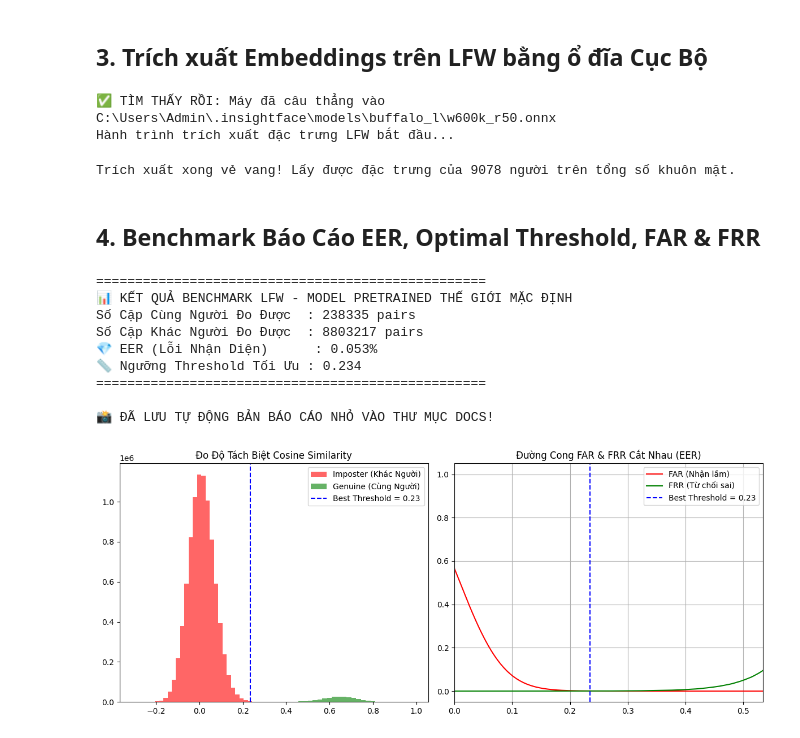
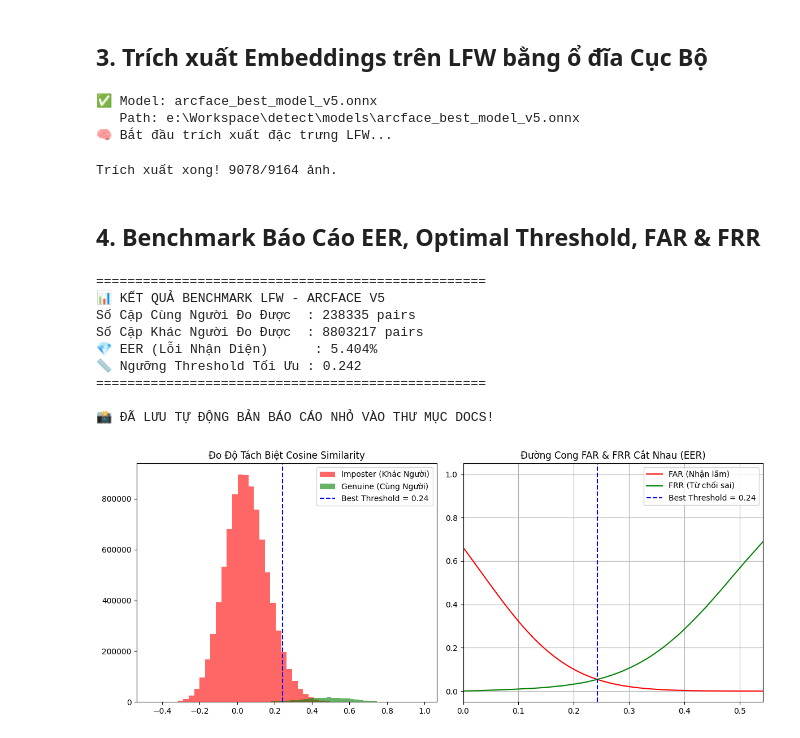
Before and after one commit to buitanphat247/IOT_Authorization_Human_FaceID, a Jupyter notebook: core/tools/colab/Benchmark_Colab.ipynb, the cells around one changed output. Cells and saved outputs as stored; diff of their text form; code cells hidden in the pictures.

```diff
--- a/core/tools/colab/Benchmark_Colab.ipynb
+++ b/core/tools/colab/Benchmark_Colab.ipynb
@@ -79,27 +79,33 @@ def get_embedding(rgb_img, session, input_name):
 # %% [markdown]
 ## 3. Trích xuất Embeddings trên LFW bằng ổ đĩa Cục Bộ
 # %%
-# Dùng tqdm chuẩn thay vì tqdm.notebook để không bị lỗi Missing Ipywidgets trên VS Code
+# Dùng tqdm chuẩn thay vì tqdm.notebook
 from tqdm.auto import tqdm
 import os
 
-# SIÊU TỰ ĐỘNG: Tìm Model Pretrained w600k_r50 chuẩn của Thế Giới
-home_path = os.path.expanduser('~')
-MODEL_PATH = os.path.join(home_path, '.insightface', 'models', 'buffalo_l', 'w600k_r50.onnx')
+# ==== CẤU HÌNH MODEL V5 ====
+MODEL_PATH = r"e:\Workspace\detect\models\arcface_best_model_v5.onnx"
+
+# Fallback: Nếu không có V5, dùng pretrained w600k_r50
+if not os.path.exists(MODEL_PATH):
+    home_path = os.path.expanduser("~")
+    MODEL_PATH = os.path.join(home_path, ".insightface", "models", "buffalo_l", "w600k_r50.onnx")
+    print(f"⚠️ Model V5 không tìm thấy! Fallback về pretrained: {MODEL_PATH}")
 
 if not os.path.exists(MODEL_PATH):
-    print(f"⚠️ LỖI CHÍ MẠNG: Bạn vẫn bị thiếu model ở chỗ {MODEL_PATH}! Có chăng là bạn lỡ xóa hoặc đổi tên nó?")
+    print(f"❌ LỖI: Không tìm thấy model nào!")
 else:
-    print(f"✅ TÌM THẤY RỒI: Máy đã câu thẳng vào {MODEL_PATH}")
-    # Nếu máy bạn cài onnxruntime-gpu thì nó sẽ bay cực khủng!
-    providers = ['CUDAExecutionProvider', 'CPUExecutionProvider']
+    model_name = os.path.basename(MODEL_PATH)
+    print(f"✅ Model: {model_name}")
+    print(f"   Path: {MODEL_PATH}")
+    providers = ["CUDAExecutionProvider", "CPUExecutionProvider"]
     session = ort.InferenceSession(MODEL_PATH, providers=providers)
     input_name = session.get_inputs()[0].name
 
     embeddings = {}
     valid = 0
 
-    print("Hành trình trích xuất đặc trưng LFW bắt đầu...")
+    print("🧠 Bắt đầu trích xuất đặc trưng LFW...")
     for i in tqdm(range(len(lfw_people.images)), desc="Đang nhai ảnh LFW"):
         img_array = lfw_people.images[i]
         if img_array.max() <= 1.0:
@@ -116,11 +122,12 @@ else:
             embeddings[label].append(emb)
             valid += 1
 
-    print(f"Trích xuất xong vẻ vang! Lấy được đặc trưng của {valid} người trên tổng số khuôn mặt.")
+    print(f"Trích xuất xong! {valid}/{len(lfw_people.images)} ảnh.")
 # %% [output]
-✅ TÌM THẤY RỒI: Máy đã câu thẳng vào C:\Users\Admin\.insightface\models\buffalo_l\w600k_r50.onnx
-Hành trình trích xuất đặc trưng LFW bắt đầu...
+✅ Model: arcface_best_model_v5.onnx
+   Path: e:\Workspace\detect\models\arcface_best_model_v5.onnx
+🧠 Bắt đầu trích xuất đặc trưng LFW...
-Trích xuất xong vẻ vang! Lấy được đặc trưng của 9078 người trên tổng số khuôn mặt.
+Trích xuất xong! 9078/9164 ảnh.
 # %% [markdown]
 ## 4. Benchmark Báo Cáo EER, Optimal Threshold, FAR & FRR
 # %%
@@ -159,7 +166,7 @@ def plot_benchmark():
     optimal_th = thresholds[min_idx]
 
     print("="*50)
-    print("📊 KẾT QUẢ BENCHMARK LFW - MODEL PRETRAINED THẾ GIỚI MẶC ĐỊNH")
+    print("📊 KẾT QUẢ BENCHMARK LFW - ARCFACE V5")
     print(f"Số Cặp Cùng Người Đo Được  : {len(gen_scores)} pairs")
     print(f"Số Cặp Khác Người Đo Được  : {len(imp_scores)} pairs")
     print(f"💎 EER (Lỗi Nhận Diện)      : {eer*100:.3f}%")
@@ -180,36 +187,36 @@ def plot_benchmark():
     plt.subplot(1, 2, 2)
     plt.plot(thresholds, far, 'r-', label='FAR (Nhận lầm)')
     plt.plot(thresholds, frr, 'g-', label='FRR (Từ chối sai)')
     plt.axvline(optimal_th, color='blue', linestyle='dashed', label=f'Best Threshold = {optimal_th:.2f}')
     plt.xlim([max(0.0, optimal_th - 0.3), min(1.0, optimal_th + 0.3)])
     plt.ylim([-0.05, 1.05])
     plt.title('Đường Cong FAR & FRR Cắt Nhau (EER)')
     plt.legend(); plt.grid(True)
     plt.tight_layout()
 
     # LƯU ẢNH VÀ THÔNG SỐ VÀO THƯ MỤC DOCS NHƯ YÊU CẦU
     os.makedirs(r"e:\Workspace\detect\docs", exist_ok=True)
-    plt.savefig(r"e:\Workspace\detect\docs\benchmark_lfw_v4.png", dpi=300, bbox_inches='tight')
+    plt.savefig(r"e:\Workspace\detect\docs\benchmark_lfw_v5.png", dpi=300, bbox_inches='tight')
     with open(r"e:\Workspace\detect\docs\benchmark_metrics.txt", "w", encoding="utf-8") as f:
-        f.write("KẾT QUẢ BENCHMARK LFW - MODEL PRETRAINED\n")
+        f.write("KẾT QUẢ BENCHMARK LFW - ARCFACE V5\n")
         f.write(f"Genuine Pairs: {len(gen_scores)}\n")
         f.write(f"Imposter Pairs: {len(imp_scores)}\n")
         f.write(f"EER: {eer*100:.3f}%\n")
         f.write(f"Optimal Threshold: {optimal_th:.3f}\n")
     print("\n📸 ĐÃ LƯU TỰ ĐỘNG BẢN BÁO CÁO NHỎ VÀO THƯ MỤC DOCS!")
 
     plt.show()
 
 if 'embeddings' in globals() and len(embeddings) > 0:
     plot_benchmark()
 # %% [output]
 ==================================================
-📊 KẾT QUẢ BENCHMARK LFW - MODEL PRETRAINED THẾ GIỚI MẶC ĐỊNH
+📊 KẾT QUẢ BENCHMARK LFW - ARCFACE V5
 Số Cặp Cùng Người Đo Được  : 238335 pairs
 Số Cặp Khác Người Đo Được  : 8803217 pairs
-💎 EER (Lỗi Nhận Diện)      : 0.053%
-📏 Ngưỡng Threshold Tối Ưu : 0.234
+💎 EER (Lỗi Nhận Diện)      : 5.404%
+📏 Ngưỡng Threshold Tối Ưu : 0.242
 ==================================================
 
 📸 ĐÃ LƯU TỰ ĐỘNG BẢN BÁO CÁO NHỎ VÀO THƯ MỤC DOCS!
-[figure, old version]
+[figure, new version]
```
Also changed, not shown: parts of 2 cells of this notebook, 14 other files.
